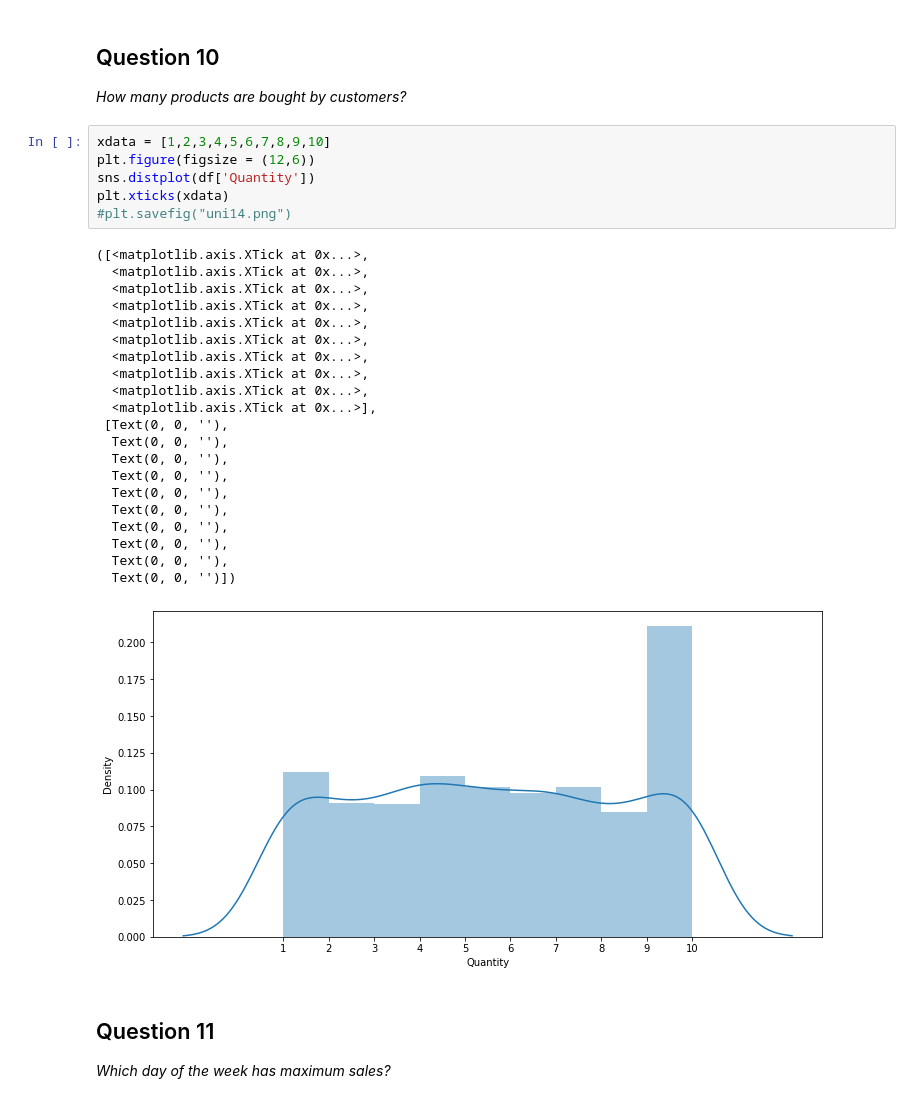
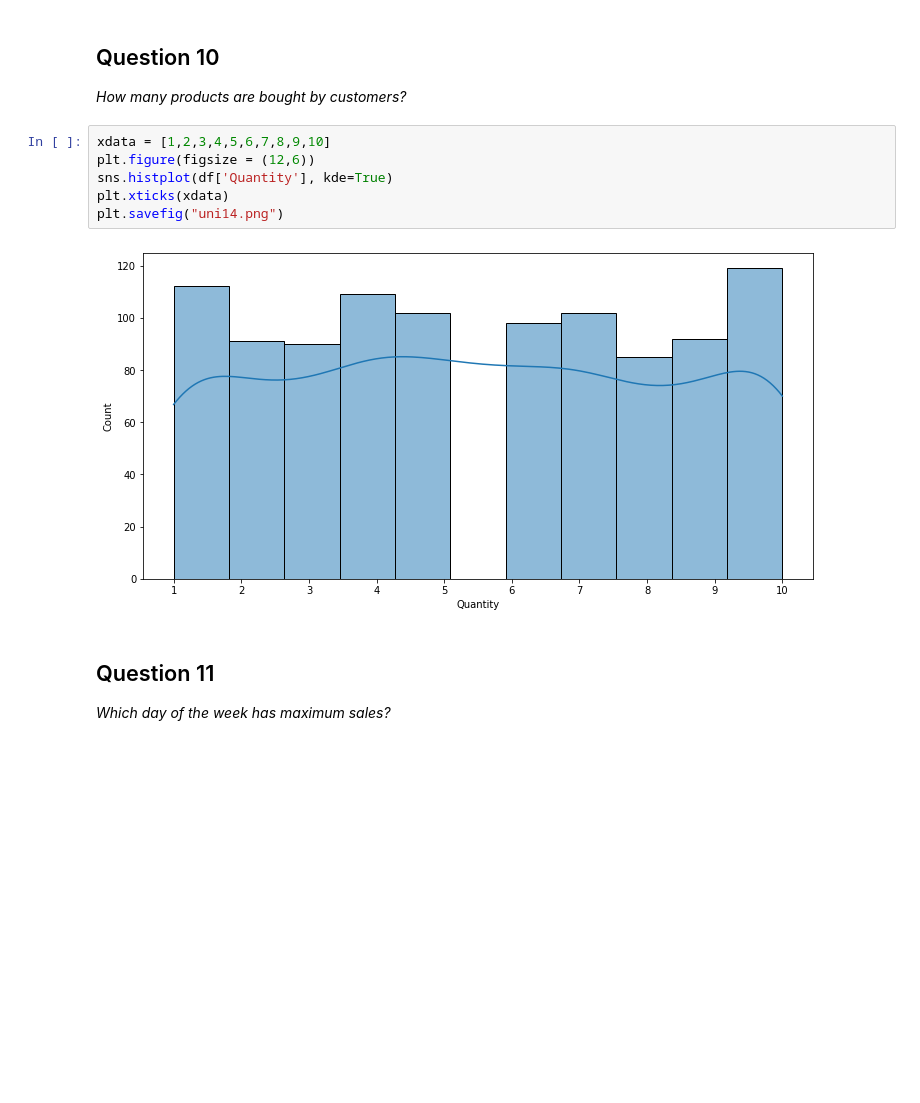
Before and after one commit to TueHellsternKea/study, a Jupyter notebook: 4sem/06-Machine_Learning_1/data/eda.ipynb, the cells around one changed output. Cells and saved outputs as stored; diff of their text form; blank space fills up the shorter version.

```diff
--- a/4sem/06-Machine_Learning_1/data/eda.ipynb
+++ b/4sem/06-Machine_Learning_1/data/eda.ipynb
@@ -311,31 +296,11 @@ sns.barplot(x = 'Product line', y = 'Female', data = df1)
 # %%
 xdata = [1,2,3,4,5,6,7,8,9,10]
 plt.figure(figsize = (12,6))
-sns.distplot(df['Quantity'])
+sns.histplot(df['Quantity'], kde=True)
 plt.xticks(xdata)
-#plt.savefig("uni14.png")
+plt.savefig("uni14.png")
 # %% [output]
-([<matplotlib.axis.XTick at 0x...>,
-  <matplotlib.axis.XTick at 0x...>,
-  <matplotlib.axis.XTick at 0x...>,
-  <matplotlib.axis.XTick at 0x...>,
-  <matplotlib.axis.XTick at 0x...>,
-  <matplotlib.axis.XTick at 0x...>,
-  <matplotlib.axis.XTick at 0x...>,
-  <matplotlib.axis.XTick at 0x...>,
-  <matplotlib.axis.XTick at 0x...>,
-  <matplotlib.axis.XTick at 0x...>],
- [Text(0, 0, ''),
-  Text(0, 0, ''),
-  Text(0, 0, ''),
-  Text(0, 0, ''),
-  Text(0, 0, ''),
-  Text(0, 0, ''),
-  Text(0, 0, ''),
-  Text(0, 0, ''),
-  Text(0, 0, ''),
-  Text(0, 0, '')])
-[figure, old version]
+[figure, new version]
 # %% [markdown]
 ## Question 11
 *Which day of the week has maximum sales?*
```
Also changed, not shown: parts of 16 cells of this notebook, 4 other files.
